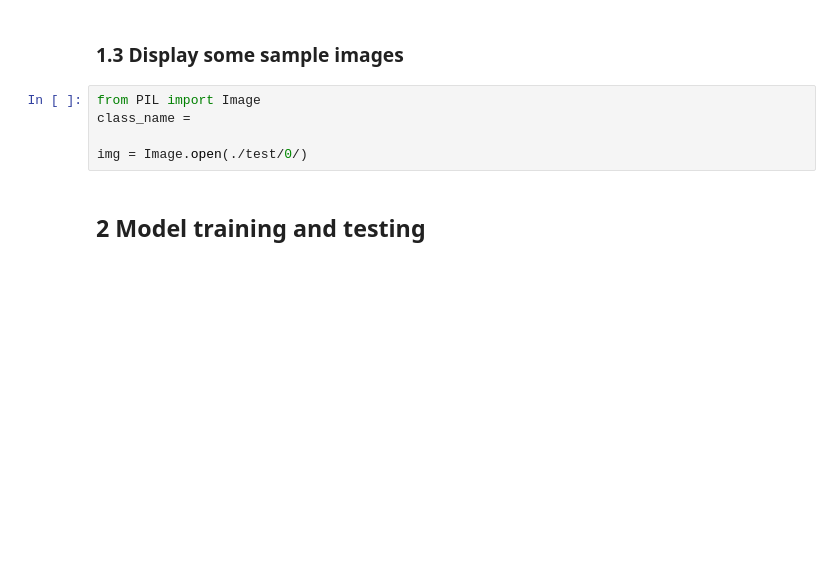
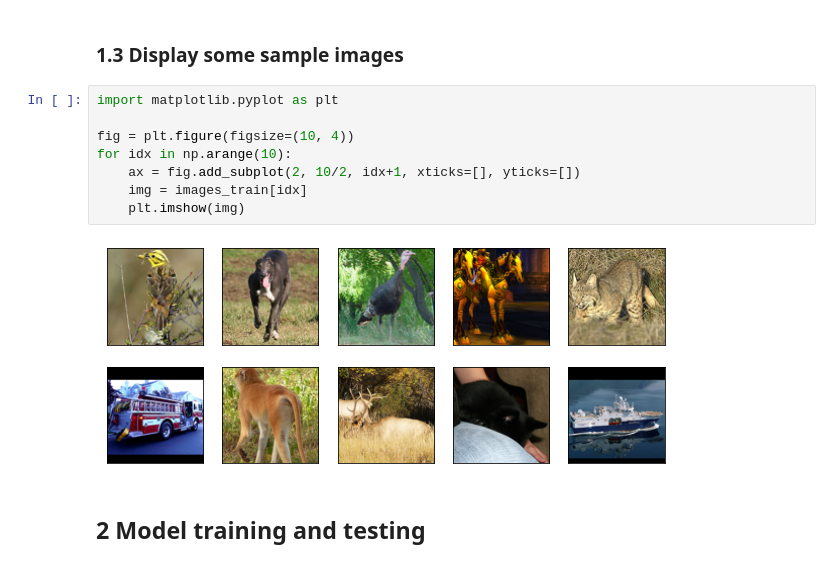
Before and after one commit to davidleo1984/Fellowship.AI-Challenge, a Jupyter notebook: FellowshipAI_Challenge.ipynb, the cells around one changed output. Drawn from its saved outputs; the diff is of its cells as text; blank space fills up the shorter version.

```diff
--- a/FellowshipAI_Challenge.ipynb
+++ b/FellowshipAI_Challenge.ipynb
@@ -93,11 +93,16 @@ labels_test = read_labels(DATA_PATH + phase + '_y.bin')
 save_images(images_test, labels_test, SAVE_PATH + phase)
 # %% [markdown]
 ### 1.3 Display some sample images
-# %%
-from PIL import Image
-class_name =
-
-img = Image.open(./test/0/)
+# %%
+import matplotlib.pyplot as plt
+
+fig = plt.figure(figsize=(10, 4))
+for idx in np.arange(10):
+    ax = fig.add_subplot(2, 10/2, idx+1, xticks=[], yticks=[])
+    img = images_train[idx]
+    plt.imshow(img)
+# %% [output]
+[figure, added]
 # %% [markdown]
 ## 2 Model training and testing
 # %%
```
Also changed, not shown: parts of 7 cells of this notebook.
